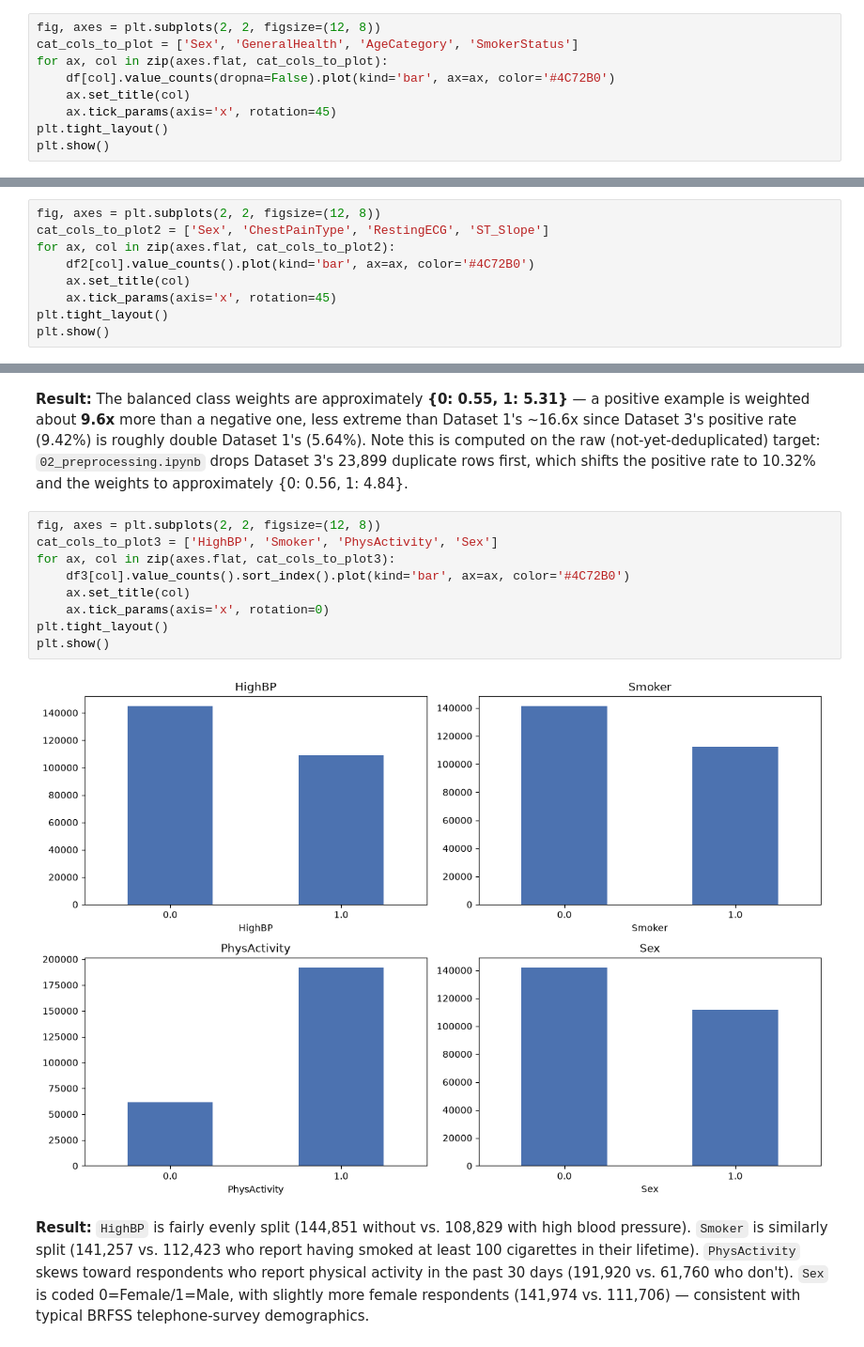
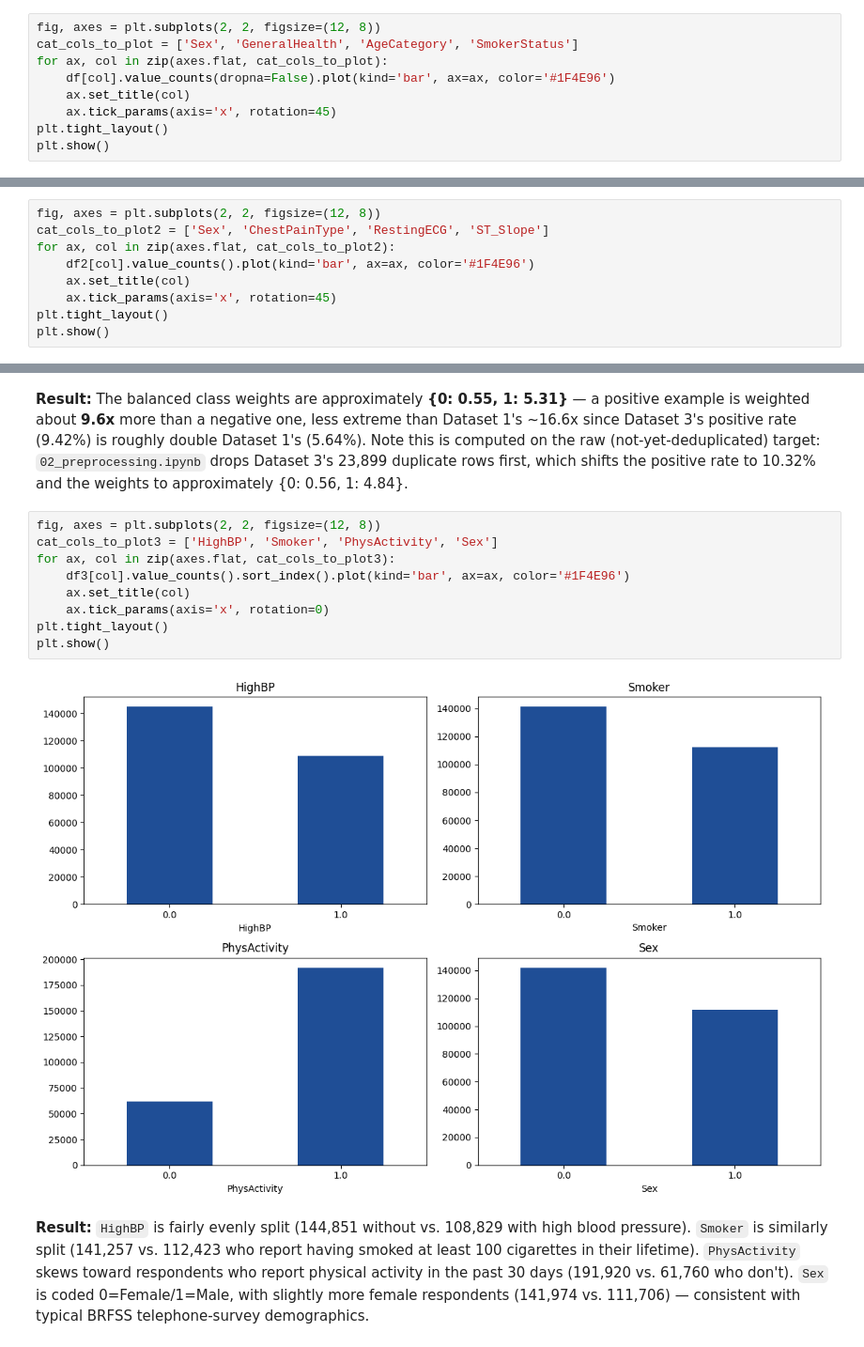
Before and after one commit to AIVIETNAM-AIO-tlee/healthcare-risk-prediction, a Jupyter notebook: notebooks/01_eda.ipynb, the cells around one changed output, grey strips where cells are left out. Shown at 94% size. Cells and saved outputs as stored; diff of their text form.

```diff
--- a/notebooks/01_eda.ipynb
+++ b/notebooks/01_eda.ipynb
@@ -150,7 +154,7 @@ Balanced class weights: {0: np.float64(0.5301084758933132), 1: np.float64(8.8033
 fig, axes = plt.subplots(2, 2, figsize=(12, 8))
 cat_cols_to_plot = ['Sex', 'GeneralHealth', 'AgeCategory', 'SmokerStatus']
 for ax, col in zip(axes.flat, cat_cols_to_plot):
-    df[col].value_counts(dropna=False).plot(kind='bar', ax=ax, color='#4C72B0')
+    df[col].value_counts(dropna=False).plot(kind='bar', ax=ax, color='#1F4E96')
     ax.set_title(col)
     ax.tick_params(axis='x', rotation=45)
 plt.tight_layout()
@@ -363,7 +367,7 @@ Balanced class weights: {0: np.float64(1.1195121951219513), 1: np.float64(0.9035
 fig, axes = plt.subplots(2, 2, figsize=(12, 8))
 cat_cols_to_plot2 = ['Sex', 'ChestPainType', 'RestingECG', 'ST_Slope']
 for ax, col in zip(axes.flat, cat_cols_to_plot2):
-    df2[col].value_counts().plot(kind='bar', ax=ax, color='#4C72B0')
+    df2[col].value_counts().plot(kind='bar', ax=ax, color='#1F4E96')
     ax.set_title(col)
     ax.tick_params(axis='x', rotation=45)
 plt.tight_layout()
@@ -603,14 +607,14 @@ Balanced class weights: {0.0: np.float64(0.5519894511003669), 1.0: np.float64(5.
 # %%
 fig, axes = plt.subplots(2, 2, figsize=(12, 8))
 cat_cols_to_plot3 = ['HighBP', 'Smoker', 'PhysActivity', 'Sex']
 for ax, col in zip(axes.flat, cat_cols_to_plot3):
-    df3[col].value_counts().sort_index().plot(kind='bar', ax=ax, color='#4C72B0')
+    df3[col].value_counts().sort_index().plot(kind='bar', ax=ax, color='#1F4E96')
     ax.set_title(col)
     ax.tick_params(axis='x', rotation=0)
 plt.tight_layout()
 plt.show()
 # %% [output]
-[figure, old version]
+[figure, new version]
 # %% [markdown]
 **Result:** `HighBP` is fairly evenly split (144,851 without vs. 108,829 with high blood pressure). `Smoker` is similarly split (141,257 vs. 112,423 who report having smoked at least 100 cigarettes in their lifetime). `PhysActivity` skews toward respondents who report physical activity in the past 30 days (191,920 vs. 61,760 who don't). `Sex` is coded 0=Female/1=Male, with slightly more female respondents (141,974 vs. 111,706) — consistent with typical BRFSS telephone-survey demographics.
 # %%
```
Also changed, not shown: parts of 13 cells of this notebook, 6 other files.
